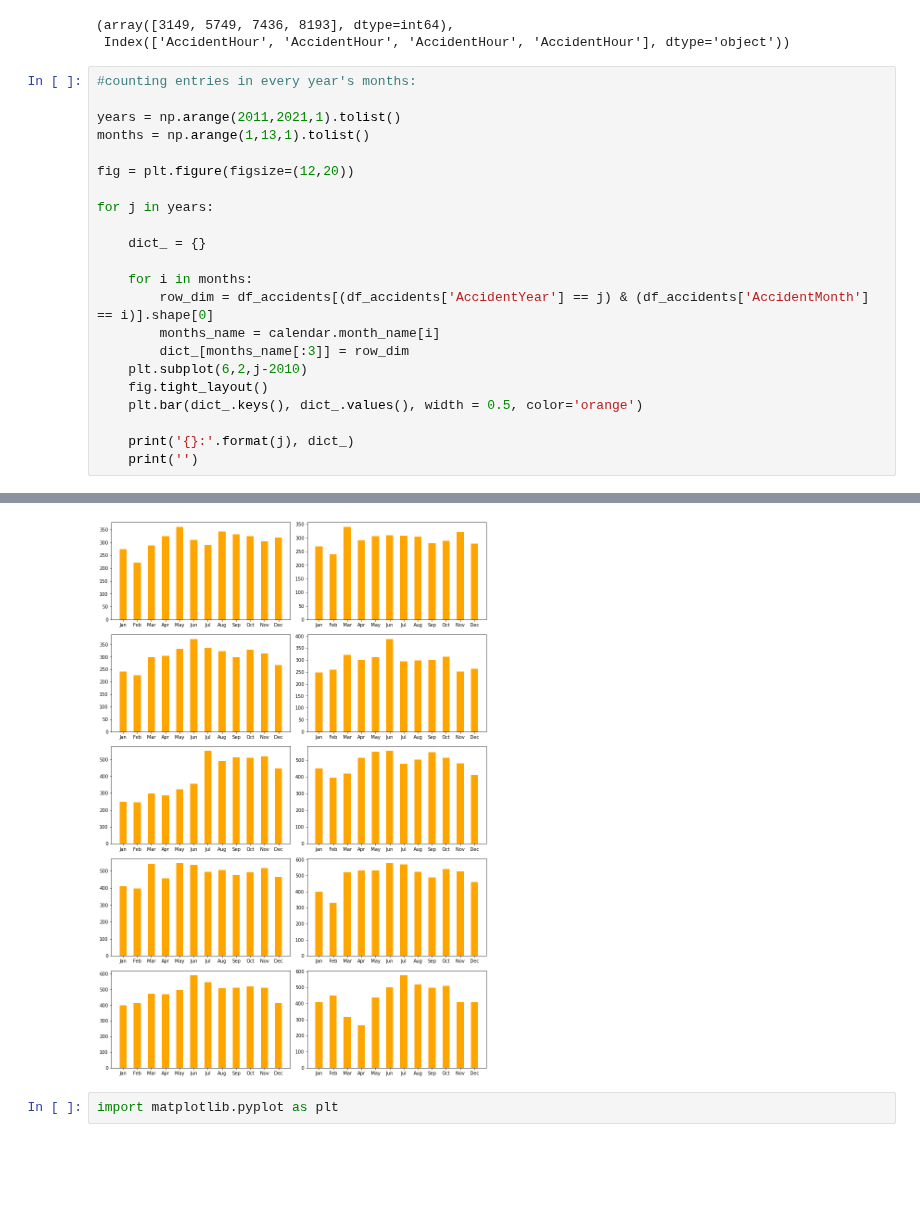
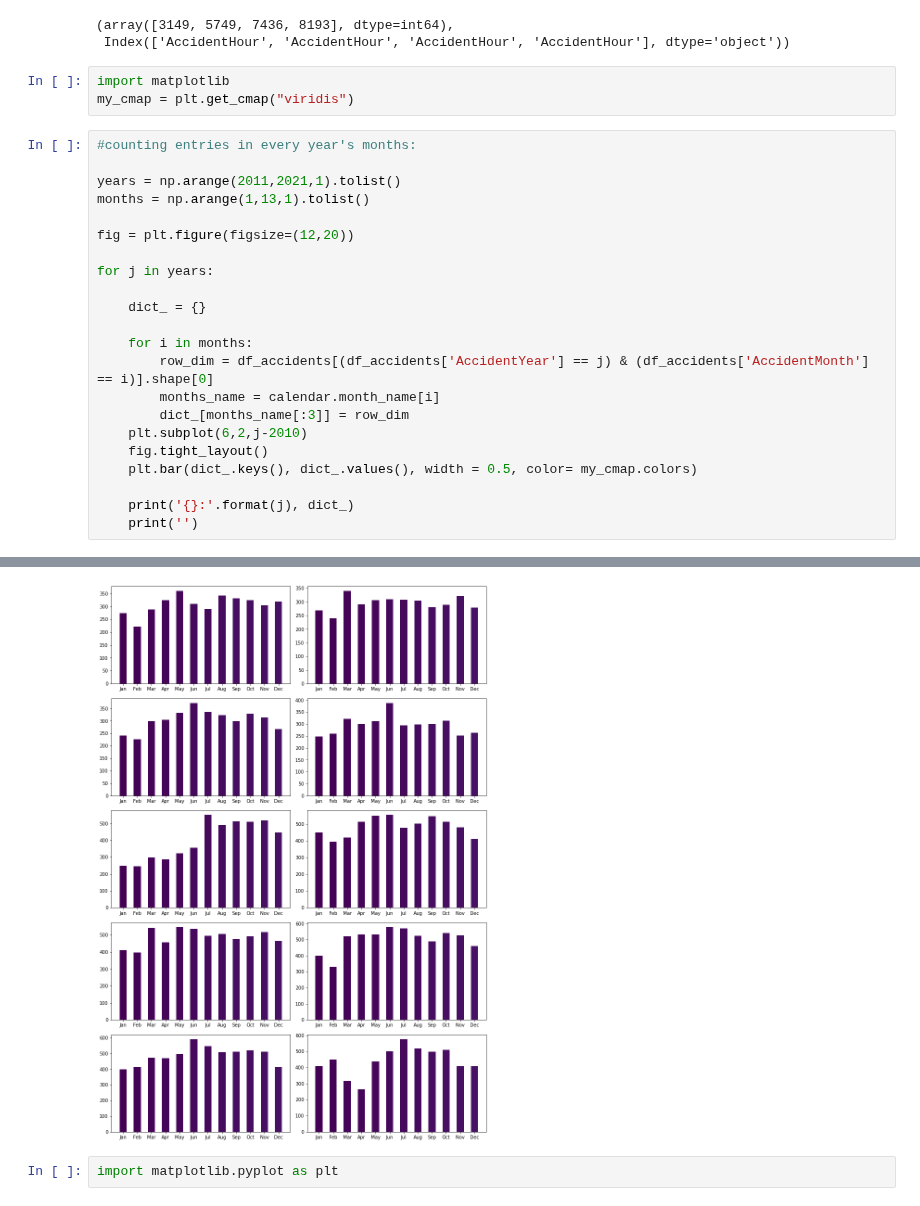
Before and after one commit to Antonio-226/Big-Data-Analytics-Group-Project, a Jupyter notebook: Preprocessing_Accidents.ipynb, the cells around one changed output, grey strips where cells are left out. Cells and saved outputs as stored; diff of their text form; blank space fills up the shorter version.

```diff
--- a/Preprocessing_Accidents.ipynb
+++ b/Preprocessing_Accidents.ipynb
@@ -109,6 +109,9 @@ idx, df_accidents.columns[idy]
 # %% [output]
 (array([3149, 5749, 7436, 8193], dtype=int64),
  Index(['AccidentHour', 'AccidentHour', 'AccidentHour', 'AccidentHour'], dtype='object'))
+# %%
+import matplotlib
+my_cmap = plt.get_cmap("viridis")
 # %%
 #counting entries in every year's months:
 
@@ -123,35 +126,35 @@ for j in years:
 
     for i in months:
         row_dim = df_accidents[(df_accidents['AccidentYear'] == j) & (df_accidents['AccidentMonth'] == i)].shape[0]
         months_name = calendar.month_name[i]
         dict_[months_name[:3]] = row_dim
     plt.subplot(6,2,j-2010)
     fig.tight_layout()
-    plt.bar(dict_.keys(), dict_.values(), width = 0.5, color='orange')
+    plt.bar(dict_.keys(), dict_.values(), width = 0.5, color= my_cmap.colors)
 
     print('{}:'.format(j), dict_)
     print('')
 # %% [output]
 2011: {'Jan': 274, 'Feb': 221, 'Mar': 288, 'Apr': 324, 'May': 360, 'Jun': 310, 'Jul': 290, 'Aug': 343, 'Sep': 332, 'Oct': 324, 'Nov': 305, 'Dec': 319}
 
 2012: {'Jan': 269, 'Feb': 239, 'Mar': 340, 'Apr': 290, 'May': 306, 'Jun': 309, 'Jul': 307, 'Aug': 305, 'Sep': 280, 'Oct': 289, 'Nov': 322, 'Dec': 279}
 
 2013: {'Jan': 242, 'Feb': 227, 'Mar': 299, 'Apr': 305, 'May': 332, 'Jun': 372, 'Jul': 337, 'Aug': 323, 'Sep': 299, 'Oct': 328, 'Nov': 314, 'Dec': 267}
 
 2014: {'Jan': 247, 'Feb': 260, 'Mar': 321, 'Apr': 301, 'May': 311, 'Jun': 388, 'Jul': 294, 'Aug': 299, 'Sep': 301, 'Oct': 313, 'Nov': 252, 'Dec': 263}
 
 2015: {'Jan': 249, 'Feb': 246, 'Mar': 298, 'Apr': 288, 'May': 324, 'Jun': 356, 'Jul': 550, 'Aug': 491, 'Sep': 512, 'Oct': 511, 'Nov': 519, 'Dec': 447}
 
 2016: {'Jan': 450, 'Feb': 396, 'Mar': 420, 'Apr': 514, 'May': 549, 'Jun': 554, 'Jul': 478, 'Aug': 504, 'Sep': 546, 'Oct': 515, 'Nov': 480, 'Dec': 412}
 
 2017: {'Jan': 411, 'Feb': 398, 'Mar': 543, 'Apr': 457, 'May': 547, 'Jun': 536, 'Jul': 495, 'Aug': 506, 'Sep': 476, 'Oct': 494, 'Nov': 518, 'Dec': 466}
 
 2018: {'Jan': 398, 'Feb': 331, 'Mar': 522, 'Apr': 533, 'May': 531, 'Jun': 578, 'Jul': 571, 'Aug': 525, 'Sep': 489, 'Oct': 542, 'Nov': 527, 'Dec': 460}
 
 2019: {'Jan': 400, 'Feb': 414, 'Mar': 473, 'Apr': 468, 'May': 496, 'Jun': 591, 'Jul': 545, 'Aug': 508, 'Sep': 510, 'Oct': 520, 'Nov': 510, 'Dec': 412}
 
 2020: {'Jan': 408, 'Feb': 448, 'Mar': 316, 'Apr': 264, 'May': 437, 'Jun': 502, 'Jul': 576, 'Aug': 517, 'Sep': 499, 'Oct': 508, 'Nov': 408, 'Dec': 408}
-[figure, old version]
+[figure, new version]
 # %%
 import matplotlib.pyplot as plt
 # %%
```
Also changed, not shown: parts of 2 cells of this notebook.
